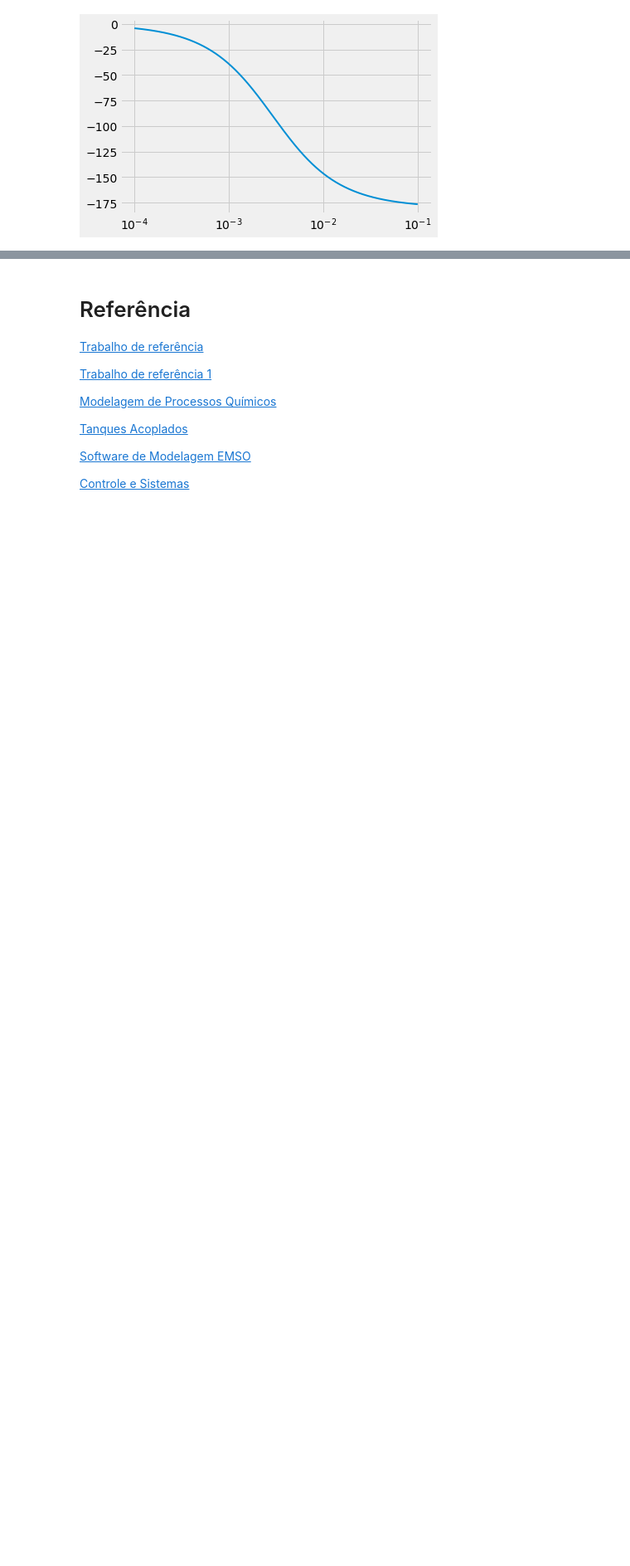
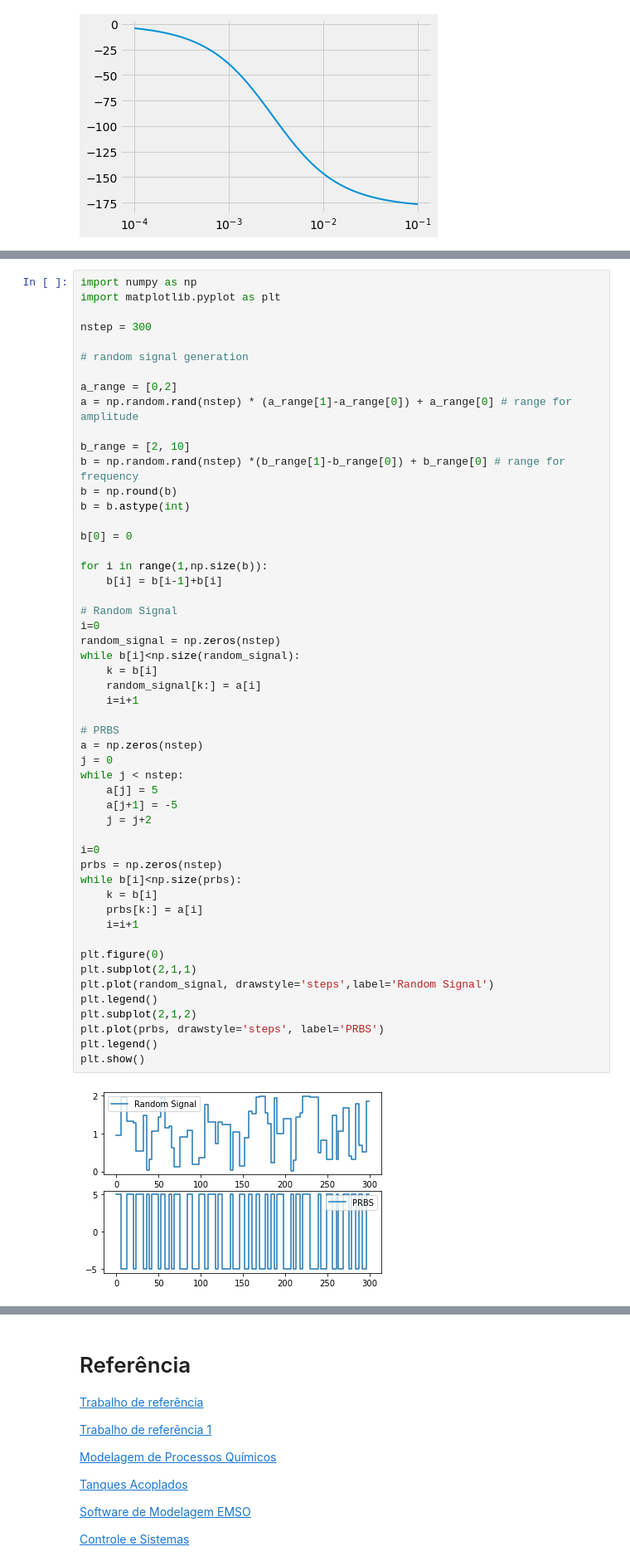
Before and after one commit to felipefrocha/esufmg-tmsd, a Jupyter notebook: modelo_tanques_acoplados/tanques_acomplados.ipynb, the cells around one changed output, grey strips where cells are left out. Shown at 83% size. Drawn from its saved outputs; the diff is of its cells as text; blank space fills up the shorter version.

```diff
--- a/modelo_tanques_acoplados/tanques_acomplados.ipynb
+++ b/modelo_tanques_acoplados/tanques_acomplados.ipynb
@@ -649,0 +656,54 @@ plt.show()
+# %%
+import numpy as np
+import matplotlib.pyplot as plt
+
+nstep = 300
+
+# random signal generation
+
+a_range = [0,2]
+a = np.random.rand(nstep) * (a_range[1]-a_range[0]) + a_range[0] # range for amplitude
+
+b_range = [2, 10]
+b = np.random.rand(nstep) *(b_range[1]-b_range[0]) + b_range[0] # range for frequency
+b = np.round(b)
+b = b.astype(int)
+
+b[0] = 0
+
+for i in range(1,np.size(b)):
+    b[i] = b[i-1]+b[i]
+
+# Random Signal
+i=0
+random_signal = np.zeros(nstep)
+while b[i]<np.size(random_signal):
+    k = b[i]
+    random_signal[k:] = a[i]
+    i=i+1
+
+# PRBS
+a = np.zeros(nstep)
+j = 0
+while j < nstep:
+    a[j] = 5
+    a[j+1] = -5
+    j = j+2
+
+i=0
+prbs = np.zeros(nstep)
+while b[i]<np.size(prbs):
+    k = b[i]
+    prbs[k:] = a[i]
+    i=i+1
+
+plt.figure(0)
+plt.subplot(2,1,1)
+plt.plot(random_signal, drawstyle='steps',label='Random Signal')
+plt.legend()
+plt.subplot(2,1,2)
+plt.plot(prbs, drawstyle='steps', label='PRBS')
+plt.legend()
+plt.show()
+# %% [output]
+[figure, added]
```
Also changed, not shown: parts of 4 cells of this notebook, 9 other files.
